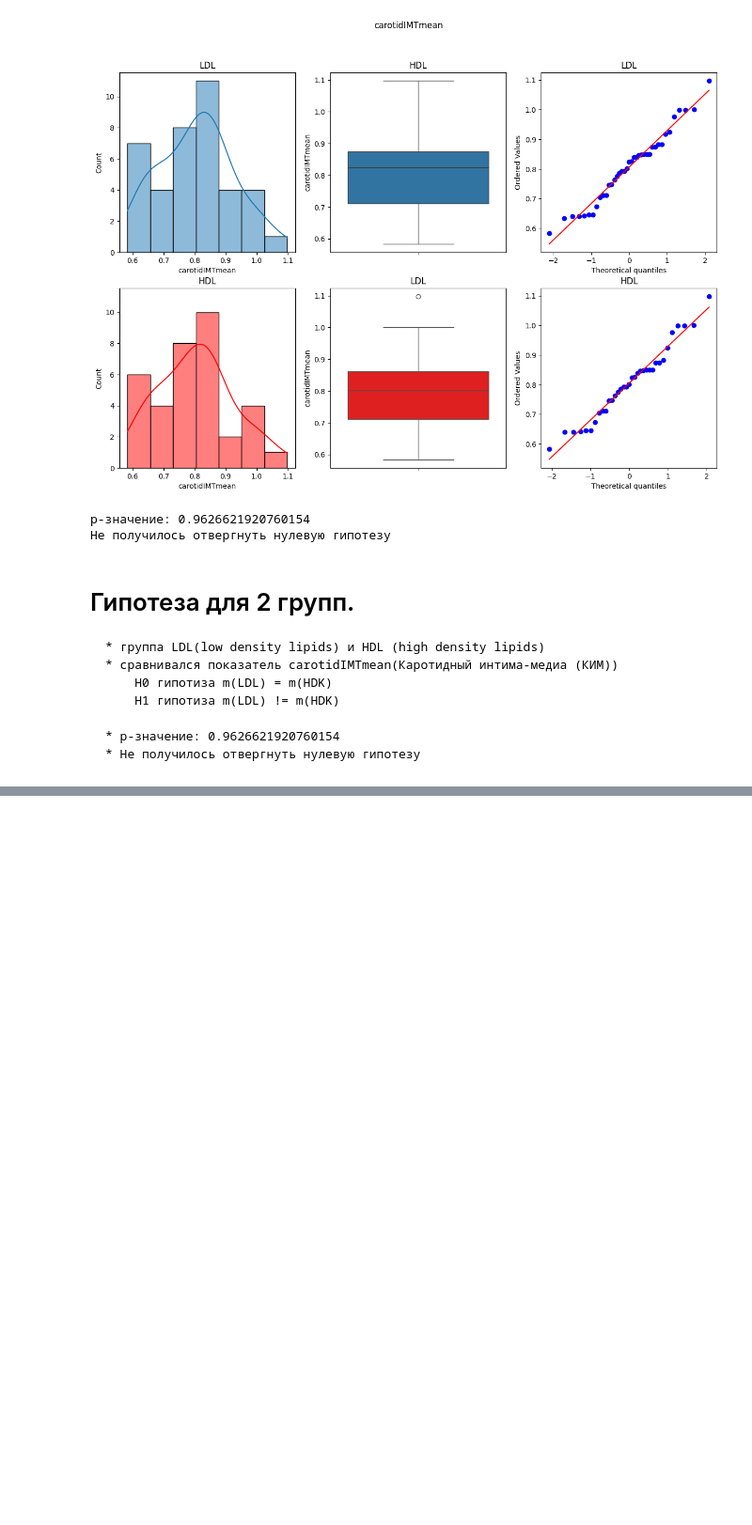
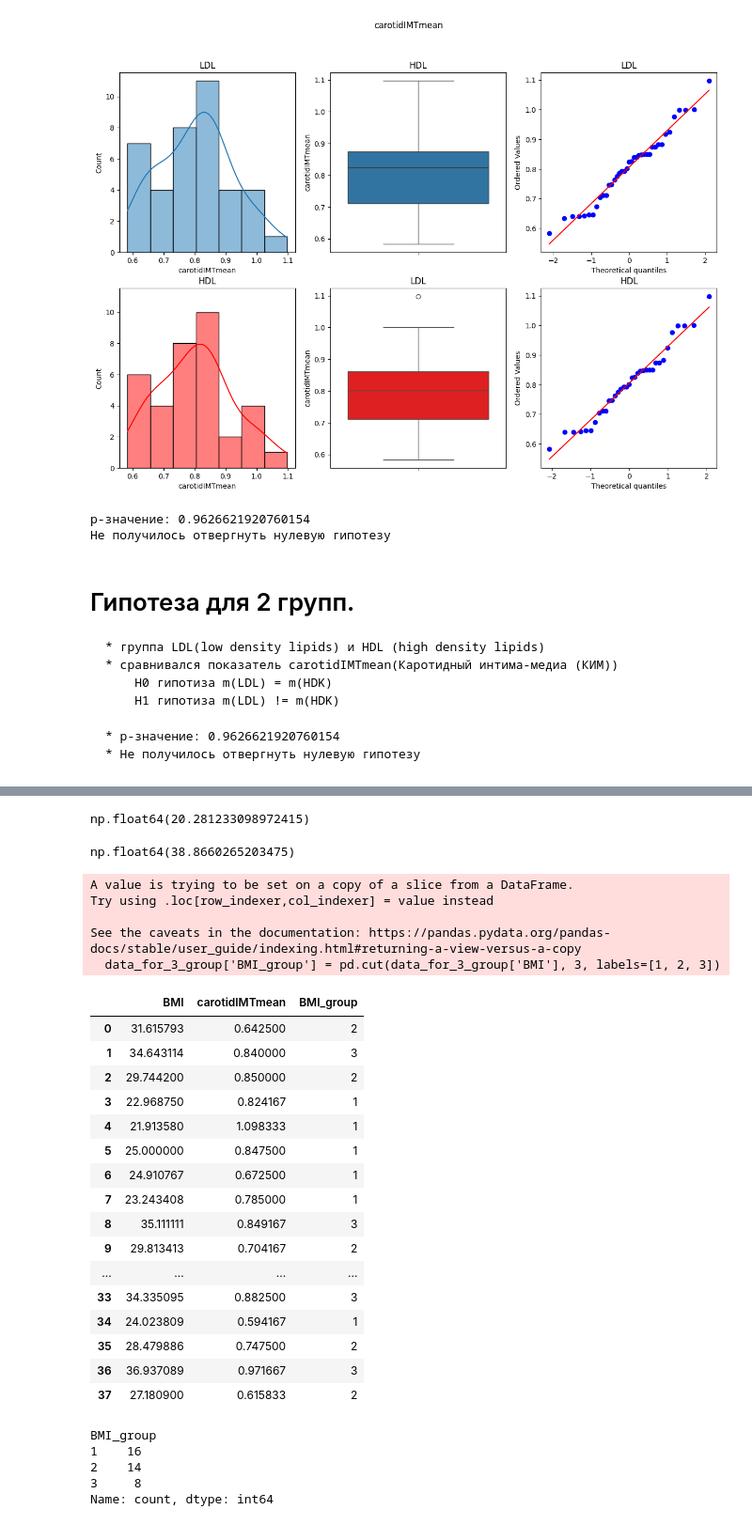
Before and after one commit to Alexandertsvet/biostat, a Jupyter notebook: applied_statistics/research_planning.ipynb, the cells around one changed output, grey strips where cells are left out. Shown at 94% size. Saved outputs shown, nothing was run; the diff lists cells and outputs as text; code cells hidden in the pictures; blank space fills up the shorter version.

```diff
--- a/applied_statistics/research_planning.ipynb
+++ b/applied_statistics/research_planning.ipynb
@@ -449,0 +465,44 @@ p-значение: 0.9626621920760154
+# %%
+data_for_3_group['BMI'].min()
+# %% [output]
+np.float64(20.281233098972415)
+# %%
+data_for_3_group['BMI'].max()
+# %% [output]
+np.float64(38.8660265203475)
+# %%
+data_for_3_group['BMI_group'] = pd.cut(data_for_3_group['BMI'], 3, labels=[1, 2, 3])
+# %% [output]
+A value is trying to be set on a copy of a slice from a DataFrame.
+Try using .loc[row_indexer,col_indexer] = value instead
+
+See the caveats in the documentation: https://pandas.pydata.org/pandas-docs/stable/user_guide/indexing.html#returning-a-view-versus-a-copy
+  data_for_3_group['BMI_group'] = pd.cut(data_for_3_group['BMI'], 3, labels=[1, 2, 3])
+# %%
+data_for_3_group
+# %% [output]
+|  | BMI | carotidIMTmean | BMI_group |
+| 0 | 31.615793 | 0.642500 | 2 |
+| 1 | 34.643114 | 0.840000 | 3 |
+| 2 | 29.744200 | 0.850000 | 2 |
+| 3 | 22.968750 | 0.824167 | 1 |
+| 4 | 21.913580 | 1.098333 | 1 |
+| 5 | 25.000000 | 0.847500 | 1 |
+| 6 | 24.910767 | 0.672500 | 1 |
+| 7 | 23.243408 | 0.785000 | 1 |
+| 8 | 35.111111 | 0.849167 | 3 |
+| 9 | 29.813413 | 0.704167 | 2 |
+| ... | ... | ... | ... |
+| 33 | 34.335095 | 0.882500 | 3 |
+| 34 | 24.023809 | 0.594167 | 1 |
+| 35 | 28.479886 | 0.747500 | 2 |
+| 36 | 36.937089 | 0.971667 | 3 |
+| 37 | 27.180900 | 0.615833 | 2 |
+# %%
+data_for_3_group['BMI_group'].value_counts()
+# %% [output]
+BMI_group
+1    16
+2    14
+3     8
+Name: count, dtype: int64
```
Also changed, not shown: parts of 19 cells of this notebook.
